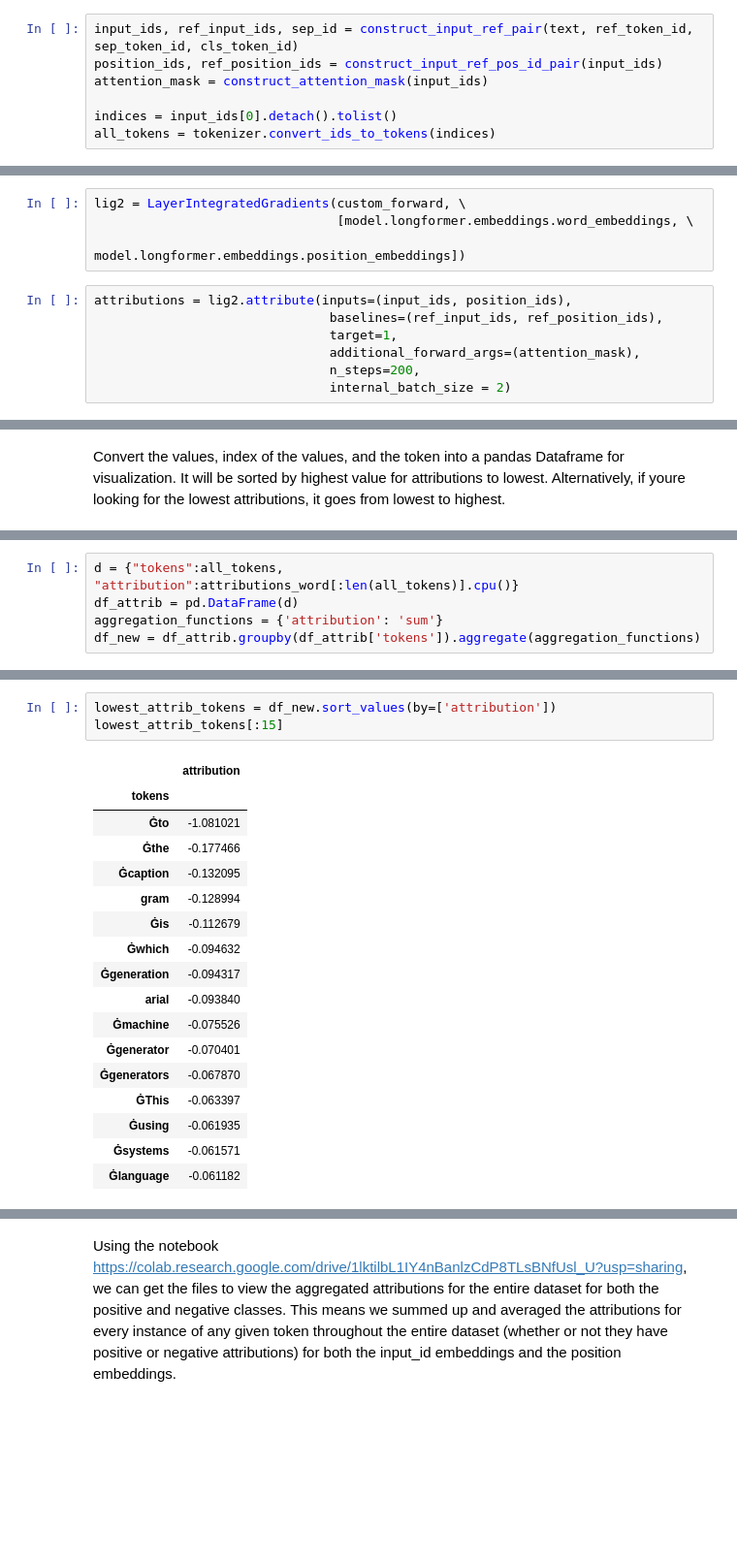
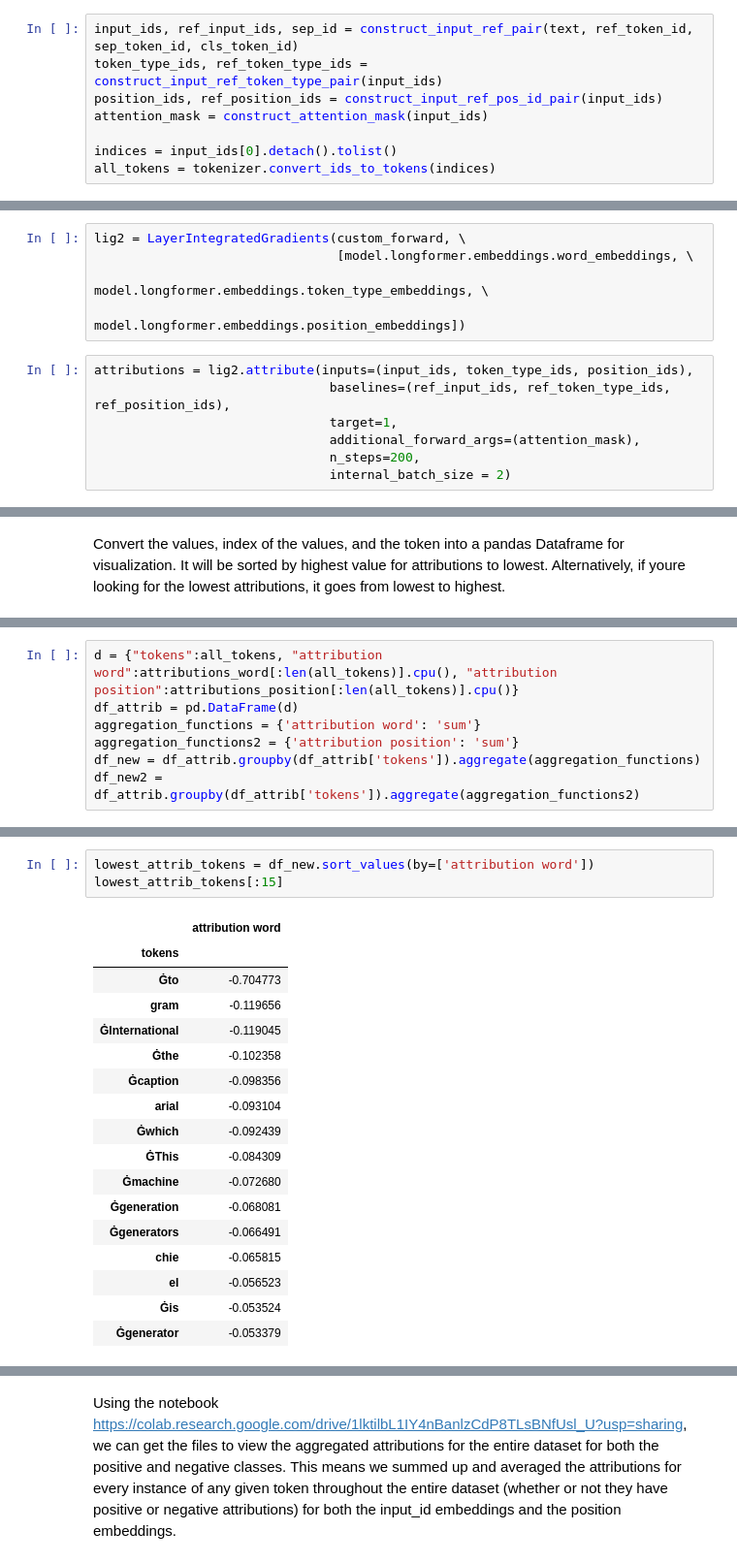
Before and after one commit to danielhou13/cogs402longformer, a Jupyter notebook: src/CaptumLongformerSequenceClassificationMultiembedding.ipynb, the cells around one changed output, grey strips where cells are left out. Shown at 97% size. Cells and saved outputs as stored; diff of their text form; blank space fills up the shorter version.

```diff
--- a/src/CaptumLongformerSequenceClassificationMultiembedding.ipynb
+++ b/src/CaptumLongformerSequenceClassificationMultiembedding.ipynb
@@ -124,6 +132,7 @@ def custom_forward(inputs, position_ids=None, attention_mask=None):
     return torch.softmax(preds, dim = 1)
 # %%
 input_ids, ref_input_ids, sep_id = construct_input_ref_pair(text, ref_token_id, sep_token_id, cls_token_id)
+token_type_ids, ref_token_type_ids = construct_input_ref_token_type_pair(input_ids)
 position_ids, ref_position_ids = construct_input_ref_pos_id_pair(input_ids)
 attention_mask = construct_attention_mask(input_ids)
 
@@ -141,10 +150,11 @@ Perform Layer Integrated Gradients using the longformer's word and position embe
 # %%
 lig2 = LayerIntegratedGradients(custom_forward, \
                                 [model.longformer.embeddings.word_embeddings, \
+                                 model.longformer.embeddings.token_type_embeddings, \
                                  model.longformer.embeddings.position_embeddings])
 # %%
-attributions = lig2.attribute(inputs=(input_ids, position_ids),
-                               baselines=(ref_input_ids, ref_position_ids),
+attributions = lig2.attribute(inputs=(input_ids, token_type_ids, position_ids),
+                               baselines=(ref_input_ids, ref_token_type_ids, ref_position_ids),
                                target=1,
                                additional_forward_args=(attention_mask),
                                n_steps=200,
@@ -233,5 +251,7 @@ We notice that there are many repeating tokens in each example that have differe
 # %%
-d = {"tokens":all_tokens, "attribution":attributions_word[:len(all_tokens)].cpu()}
+d = {"tokens":all_tokens, "attribution word":attributions_word[:len(all_tokens)].cpu(), "attribution position":attributions_position[:len(all_tokens)].cpu()}
 df_attrib = pd.DataFrame(d)
-aggregation_functions = {'attribution': 'sum'}
+aggregation_functions = {'attribution word': 'sum'}
+aggregation_functions2 = {'attribution position': 'sum'}
 df_new = df_attrib.groupby(df_attrib['tokens']).aggregate(aggregation_functions)
+df_new2 = df_attrib.groupby(df_attrib['tokens']).aggregate(aggregation_functions2)
@@ -259,21 +281,21 @@ highest_attrib_tokens[:15]
 # %%
-lowest_attrib_tokens = df_new.sort_values(by=['attribution'])
+lowest_attrib_tokens = df_new.sort_values(by=['attribution word'])
 lowest_attrib_tokens[:15]
 # %% [output]
-|  | attribution |
+|  | attribution word |
 | tokens |  |
-| Ġto | -1.081021 |
-| Ġthe | -0.177466 |
-| Ġcaption | -0.132095 |
-| gram | -0.128994 |
-| Ġis | -0.112679 |
-| Ġwhich | -0.094632 |
-| Ġgeneration | -0.094317 |
-| arial | -0.093840 |
-| Ġmachine | -0.075526 |
-| Ġgenerator | -0.070401 |
-| Ġgenerators | -0.067870 |
-| ĠThis | -0.063397 |
-| Ġusing | -0.061935 |
-| Ġsystems | -0.061571 |
-| Ġlanguage | -0.061182 |
+| Ġto | -0.704773 |
+| gram | -0.119656 |
+| ĠInternational | -0.119045 |
+| Ġthe | -0.102358 |
+| Ġcaption | -0.098356 |
+| arial | -0.093104 |
+| Ġwhich | -0.092439 |
+| ĠThis | -0.084309 |
+| Ġmachine | -0.072680 |
+| Ġgeneration | -0.068081 |
+| Ġgenerators | -0.066491 |
+| chie | -0.065815 |
+| el | -0.056523 |
+| Ġis | -0.053524 |
+| Ġgenerator | -0.053379 |
```
Also changed, not shown: parts of 34 cells of this notebook.
